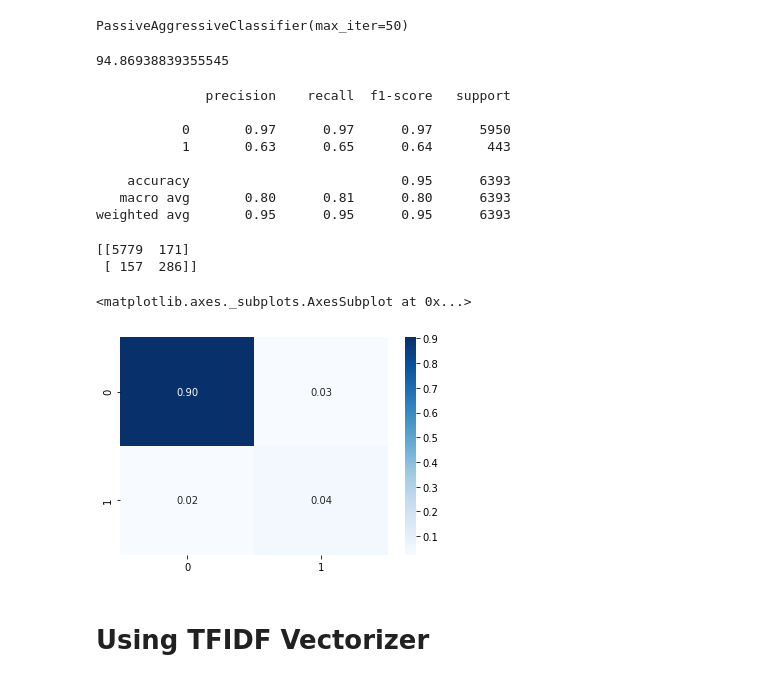
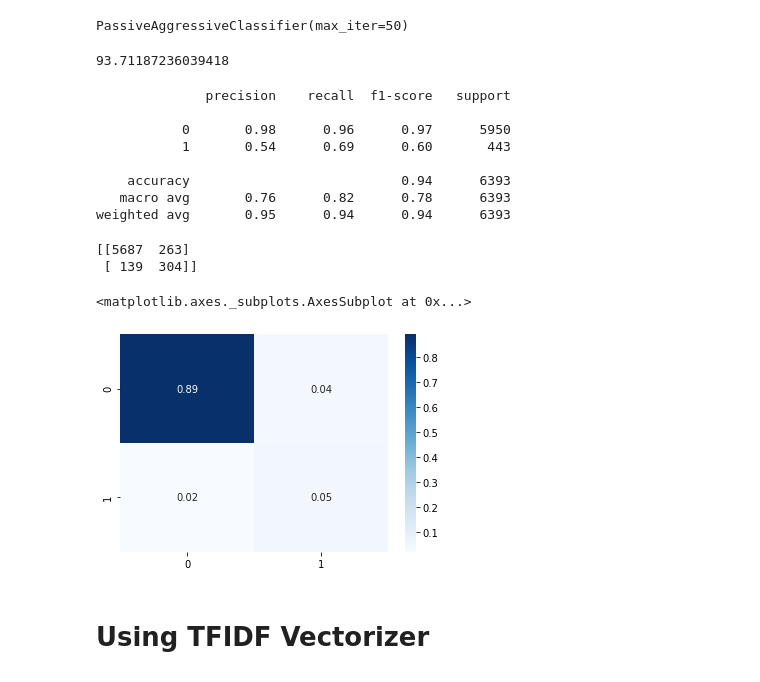
Before and after one commit to JanviPangoriya/social_media_sentiments-analaysis, a Jupyter notebook: sentiments_analysis.ipynb, the cells around one changed output. Saved outputs shown, nothing was run; the diff lists cells and outputs as text; code cells hidden in the pictures.

```diff
--- a/sentiments_analysis.ipynb
+++ b/sentiments_analysis.ipynb
@@ -635,7 +632,0 @@ from sklearn.neighbors import KNeighborsClassifier
-# %%
-error=[]
-for i in range(1,10,2):
-    neighbors=KNeighborsClassifier(n_neighbors=i)
-    neighbors.fit(xtrain_bow,ytrain_bow)
-    pred_i=neighbors.predict(xtest_bow)
-    error.append(np.mean(pred_i!=ytest_bow))
@@ -767,39 +738,39 @@ passive.fit(xtrain_bow,ytrain_bow)
 # %% [output]
 PassiveAggressiveClassifier(max_iter=50)
 # %%
-pred_y_count=passive.predict(xtest_bow)
+ytest_bow_pred=passive.predict(xtest_bow)
 # %%
 from sklearn import metrics
-accuracy_score=metrics.accuracy_score(ytest_bow,pred_y_count)
-print(accuracy_score*100)
+bow_accuracy_score=metrics.accuracy_score(ytest_bow,ytest_bow_pred)
+print(bow_accuracy_score*100)
 # %% [output]
-94.86938839355545
+93.71187236039418
 # %%
 from sklearn.metrics import confusion_matrix,classification_report
 # %%
-print(classification_report(ytest_bow,pred_y_count))
+print(classification_report(ytest_bow,ytest_bow_pred))
 # %% [output]
               precision    recall  f1-score   support
 
-           0       0.97      0.97      0.97      5950
-           1       0.63      0.65      0.64       443
+           0       0.98      0.96      0.97      5950
+           1       0.54      0.69      0.60       443
 
-    accuracy                           0.95      6393
-   macro avg       0.80      0.81      0.80      6393
-weighted avg       0.95      0.95      0.95      6393
+    accuracy                           0.94      6393
+   macro avg       0.76      0.82      0.78      6393
+weighted avg       0.95      0.94      0.94      6393
 # %%
-ytest_passive_confusion_matrix=metrics.confusion_matrix(ytest_bow,pred_y_count)
+ytest_bow_confusion_matrix=metrics.confusion_matrix(ytest_bow,ytest_bow_pred)
 # %%
-print(ytest_passive_confusion_matrix)
+print(ytest_bow_confusion_matrix)
 # %% [output]
-[[5779  171]
- [ 157  286]]
+[[5687  263]
+ [ 139  304]]
 # %%
 import seaborn as sns
-sns.heatmap(ytest_passive_confusion_matrix/np.sum(ytest_passive_confusion_matrix),annot=True,fmt = '.2f', cmap='Blues')
+sns.heatmap(ytest_bow_confusion_matrix/np.sum(ytest_bow_confusion_matrix),annot=True,fmt = '.2f', cmap='Blues')
 # %% [output]
 <matplotlib.axes._subplots.AxesSubplot at 0x...>
-[figure, old version]
+[figure, new version]
 # %% [markdown]
 # Using TFIDF Vectorizer
 # %%
```
Also changed, not shown: parts of 38 cells of this notebook.
